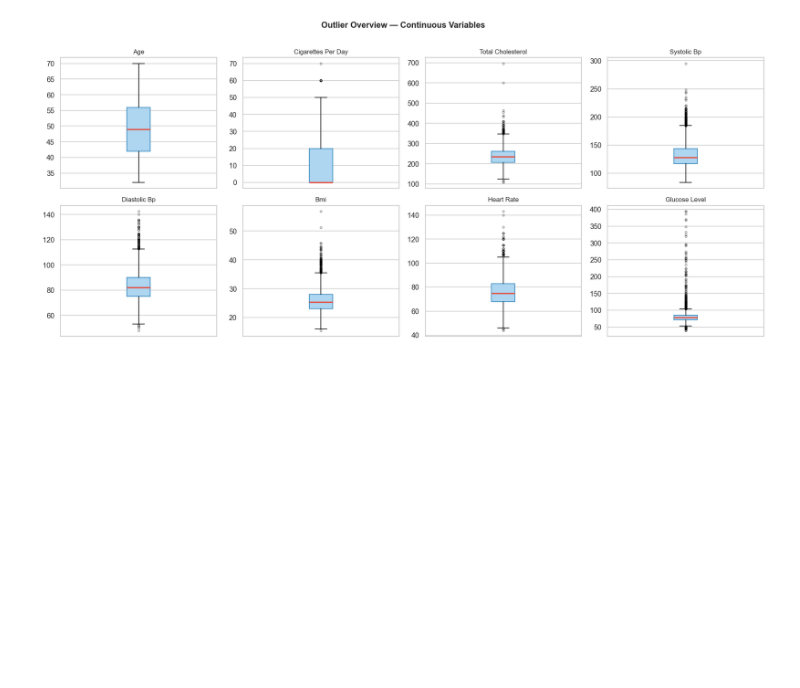
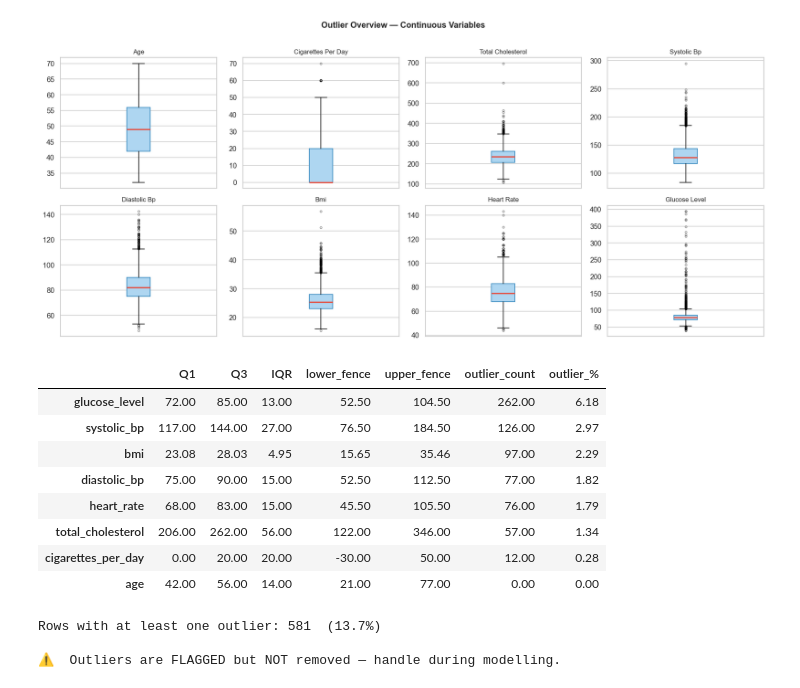
Before and after one commit to AhamedNismi-2000/framingham_heart_risk_analysis, a Jupyter notebook: Data_Clean/data_cleaning.ipynb, the cells around one changed output. Drawn from its saved outputs; the diff is of its cells as text; code cells hidden in the pictures; blank space fills up the shorter version.

```diff
--- a/Data_Clean/data_cleaning.ipynb
+++ b/Data_Clean/data_cleaning.ipynb
@@ -375,3 +375,44 @@ plt.tight_layout()
 plt.show()
 # %% [output]
 [figure]
+# %%
+# ── IQR outlier count per column ─────────────────────────────────────────────
+def count_outliers_iqr(series):
+    Q1, Q3 = series.quantile(0.25), series.quantile(0.75)
+    IQR = Q3 - Q1
+    lower, upper = Q1 - 1.5 * IQR, Q3 + 1.5 * IQR
+    n_out = ((series < lower) | (series > upper)).sum()
+    return pd.Series({'Q1': Q1, 'Q3': Q3, 'IQR': IQR,
+                      'lower_fence': lower, 'upper_fence': upper,
+                      'outlier_count': n_out,
+                      'outlier_%': round(n_out / len(series) * 100, 2)})
+
+outlier_summary = df[CONT_COLS].apply(count_outliers_iqr).T
+display(outlier_summary.sort_values('outlier_count', ascending=False))
+# %% [output]
+|  | Q1 | Q3 | IQR | lower_fence | upper_fence | outlier_count | outlier_% |
+| glucose_level | 72.00 | 85.00 | 13.00 | 52.50 | 104.50 | 262.00 | 6.18 |
+| systolic_bp | 117.00 | 144.00 | 27.00 | 76.50 | 184.50 | 126.00 | 2.97 |
+| bmi | 23.08 | 28.03 | 4.95 | 15.65 | 35.46 | 97.00 | 2.29 |
+| diastolic_bp | 75.00 | 90.00 | 15.00 | 52.50 | 112.50 | 77.00 | 1.82 |
+| heart_rate | 68.00 | 83.00 | 15.00 | 45.50 | 105.50 | 76.00 | 1.79 |
+| total_cholesterol | 206.00 | 262.00 | 56.00 | 122.00 | 346.00 | 57.00 | 1.34 |
+| cigarettes_per_day | 0.00 | 20.00 | 20.00 | -30.00 | 50.00 | 12.00 | 0.28 |
+| age | 42.00 | 56.00 | 14.00 | 21.00 | 77.00 | 0.00 | 0.00 |
+# %%
+# ── Add a helper flag column for rows with ANY outlier ────────────────────────
+def is_outlier_iqr(series):
+    Q1, Q3 = series.quantile(0.25), series.quantile(0.75)
+    IQR = Q3 - Q1
+    return (series < Q1 - 1.5 * IQR) | (series > Q3 + 1.5 * IQR)
+
+outlier_mask = pd.DataFrame({col: is_outlier_iqr(df[col]) for col in CONT_COLS})
+df['has_outlier_flag'] = outlier_mask.any(axis=1)
+
+print(f'Rows with at least one outlier: {df["has_outlier_flag"].sum():,}  '
+      f'({df["has_outlier_flag"].mean()*100:.1f}%)')
+print('\n⚠️  Outliers are FLAGGED but NOT removed — handle during modelling.')
+# %% [output]
+Rows with at least one outlier: 581  (13.7%)
+
+⚠️  Outliers are FLAGGED but NOT removed — handle during modelling.
```
Also changed, not shown: parts of 1 cell of this notebook.
